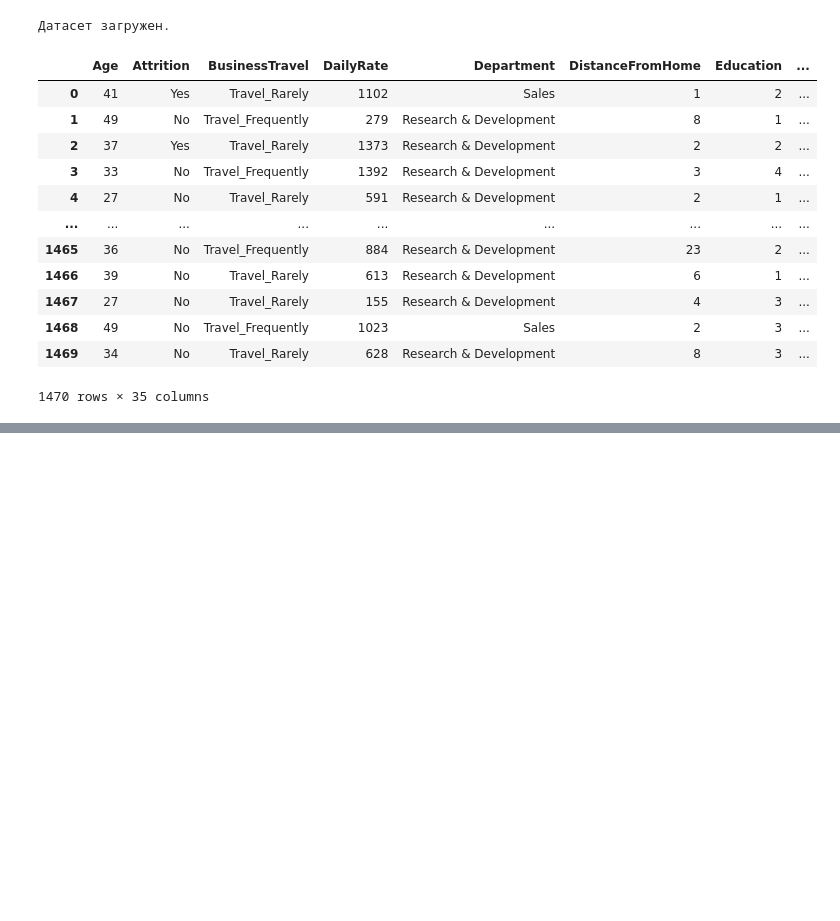
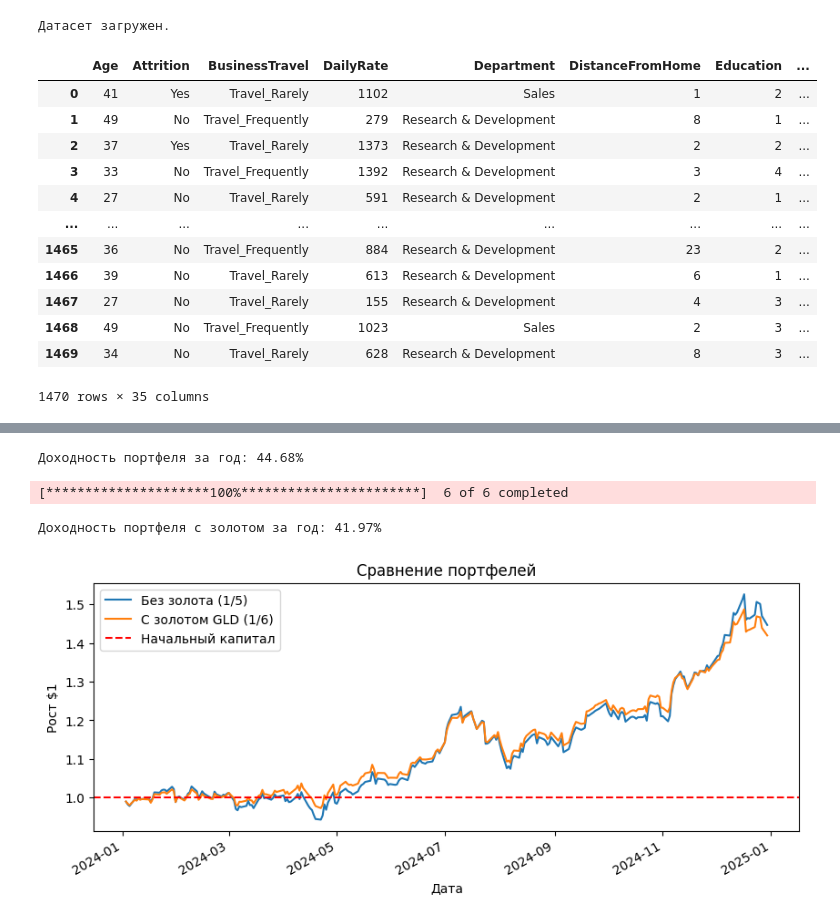
Before and after one commit to MrTesh/ai-bigdata-mirea, a Jupyter notebook: semester_5/practical_1/main.ipynb, the cells around one changed output, grey strips where cells are left out. Saved outputs shown, nothing was run; the diff lists cells and outputs as text; code cells hidden in the pictures; blank space fills up the shorter version.

```diff
--- a/semester_5/practical_1/main.ipynb
+++ b/semester_5/practical_1/main.ipynb
@@ -68,0 +100,43 @@ prices.TSLA.plot()
+# %%
+# 2.Вопрос посложнее - как посчитать доходность портфеля за год?
+
+cumulative = (1 + port_ret_series).cumprod()
+annual_return = cumulative.iloc[-1] - 1
+print(f"Доходность портфеля за год: {annual_return:.2%}")
+# %% [output]
+Доходность портфеля за год: 44.68%
+# %%
+# 3.Добавьте в потрфель золото 'GLD' и поменяйте все доли на 1/6
+
+TICKERS_NEW = ['IBM', 'MSFT', 'GOOGL', 'AAPL', 'TSLA', 'GLD']
+WEIGHTS_NEW = np.array([1/6] * 6)
+
+prices_new = yf.download(
+    tickers=TICKERS_NEW,
+    start=START_DATE,
+    end=END_DATE,
+    interval=INTERVAL
+)['Close']
+
+returns_new = prices_new.pct_change().dropna()
+port_ret_new = (returns_new * WEIGHTS_NEW).sum(axis=1)
+cumulative_new = (1 + port_ret_new).cumprod()
+# %% [output]
+[*********************100%***********************]  6 of 6 completed
+# %%
+annual_return_new = cumulative_new.iloc[-1] - 1
+print(f"Доходность портфеля с золотом за год: {annual_return_new:.2%}")
+# %% [output]
+Доходность портфеля с золотом за год: 41.97%
+# %%
+plt.figure(figsize=(10, 4))
+cumulative.plot(label='Без золота (1/5)')
+cumulative_new.plot(label='С золотом GLD (1/6)')
+plt.title('Сравнение портфелей')
+plt.ylabel('Рост $1')
+plt.xlabel('Дата')
+plt.axhline(y=1, color='red', linestyle='--', label='Начальный капитал')
+plt.legend()
+plt.show()
+# %% [output]
+[figure, added]
```
Also changed, not shown: parts of 6 cells of this notebook.
